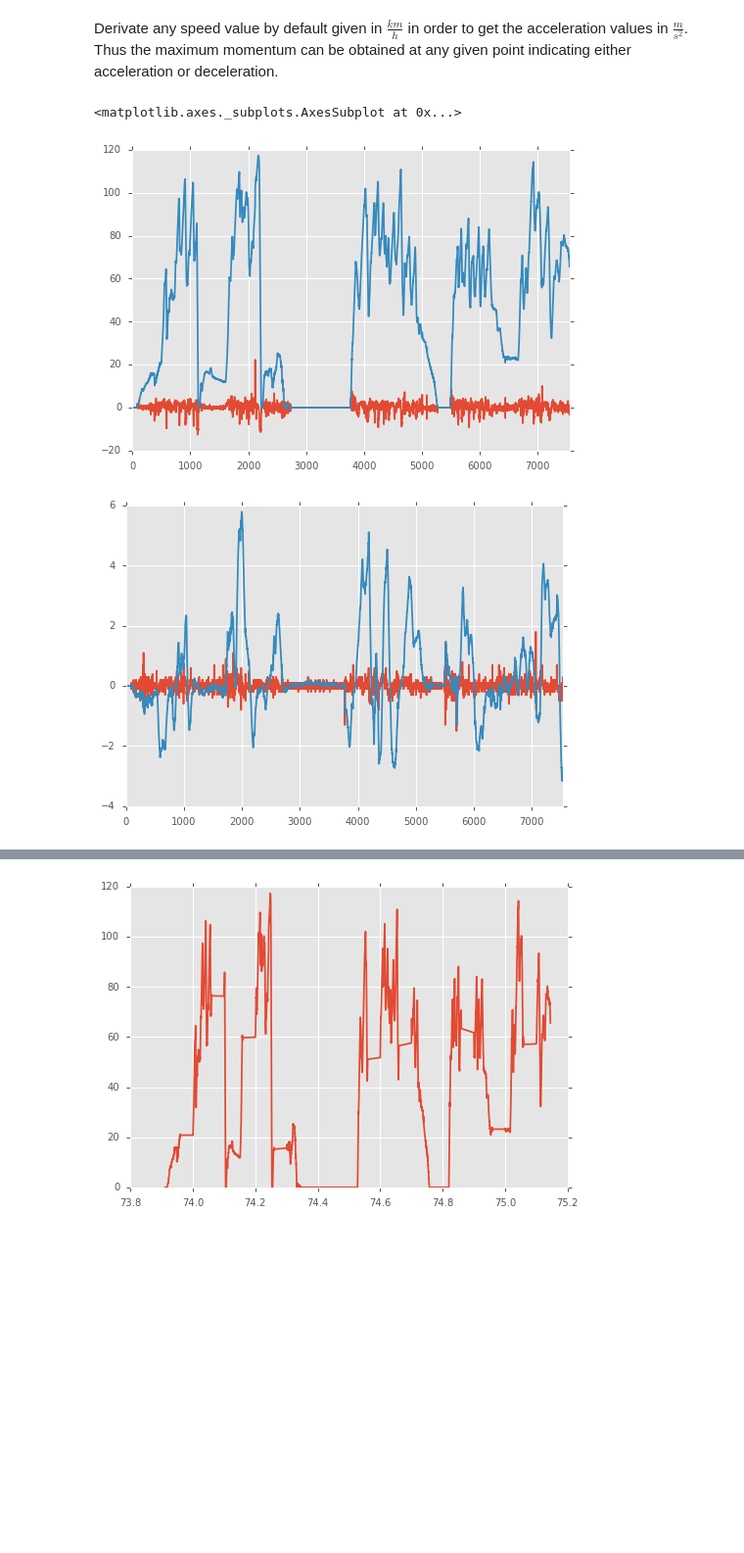
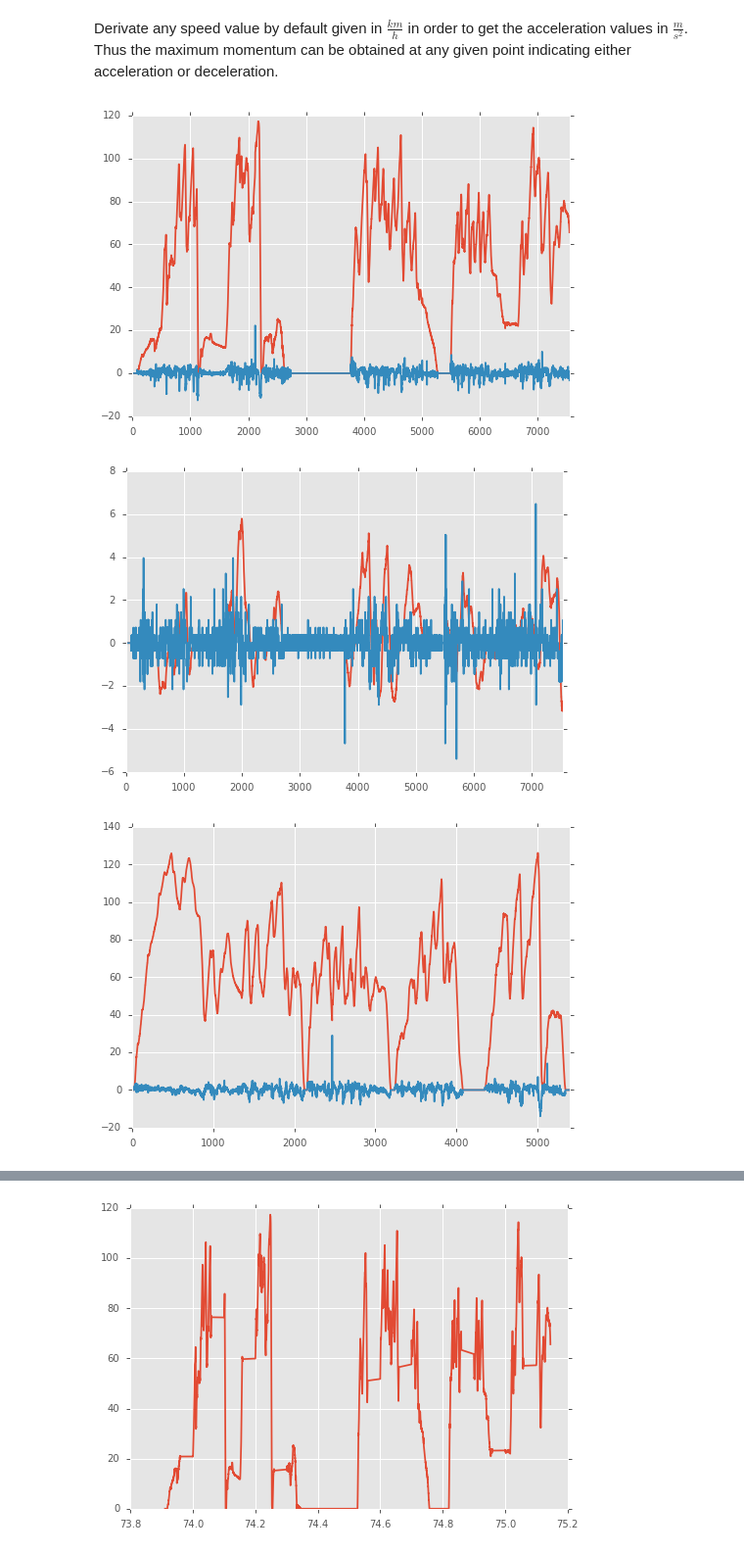
Before and after one commit to AlexImmer/TuevAnalysis, a Jupyter notebook: CrashAnalytics.ipynb, the cells around one changed output, grey strips where cells are left out. Shown at 98% size. Saved outputs shown, nothing was run; the diff lists cells and outputs as text; code cells hidden in the pictures; blank space fills up the shorter version.

Commit message:
Update plotting methods

```diff
--- a/CrashAnalytics.ipynb
+++ b/CrashAnalytics.ipynb
@@ -59,21 +57,25 @@ def add_acc_cols(frame):
     if 'velocity' in frame:
         frame = derivate_speed(frame)
     if 'vert-vel' in frame:
-        frame = derivate_speed(frame, spd='vert-vel', c='vert-acc')
+        frame = derivate_speed(frame, spd='vert-vel', c='vert-acc', v_val='ms')
     return frame
 # %%
 data1 = add_acc_cols(data1)
 data2 = add_acc_cols(data2)
 dataCA = add_acc_cols(dataCA)
-# %%
-plt.figure()
-data1['acc'].plot()
-data1['velocity'].plot()
-plt.figure()
-data1['vert-acc'].min(), data1['vert-acc'].max()
-data1['vert-acc'].plot()
-data1['vert-vel'].plot()
-# %% [output]
-<matplotlib.axes._subplots.AxesSubplot at 0x...>
-[figure, removed]
-[figure, removed]
+# %%
+def plot_data(frame):
+    plt.figure()
+    frame['velocity'].plot()
+    frame['acc'].plot()
+    plt.figure()
+    frame['vert-vel'].plot()
+    frame['vert-acc'].plot()
+# %%
+plot_data(data1)
+plot_data(data2)
+plot_data(dataCA)
+# %% [output]
+[figure, added]
+[figure, added]
+[figure, added]
```
Also changed, not shown: parts of 2 cells of this notebook.
